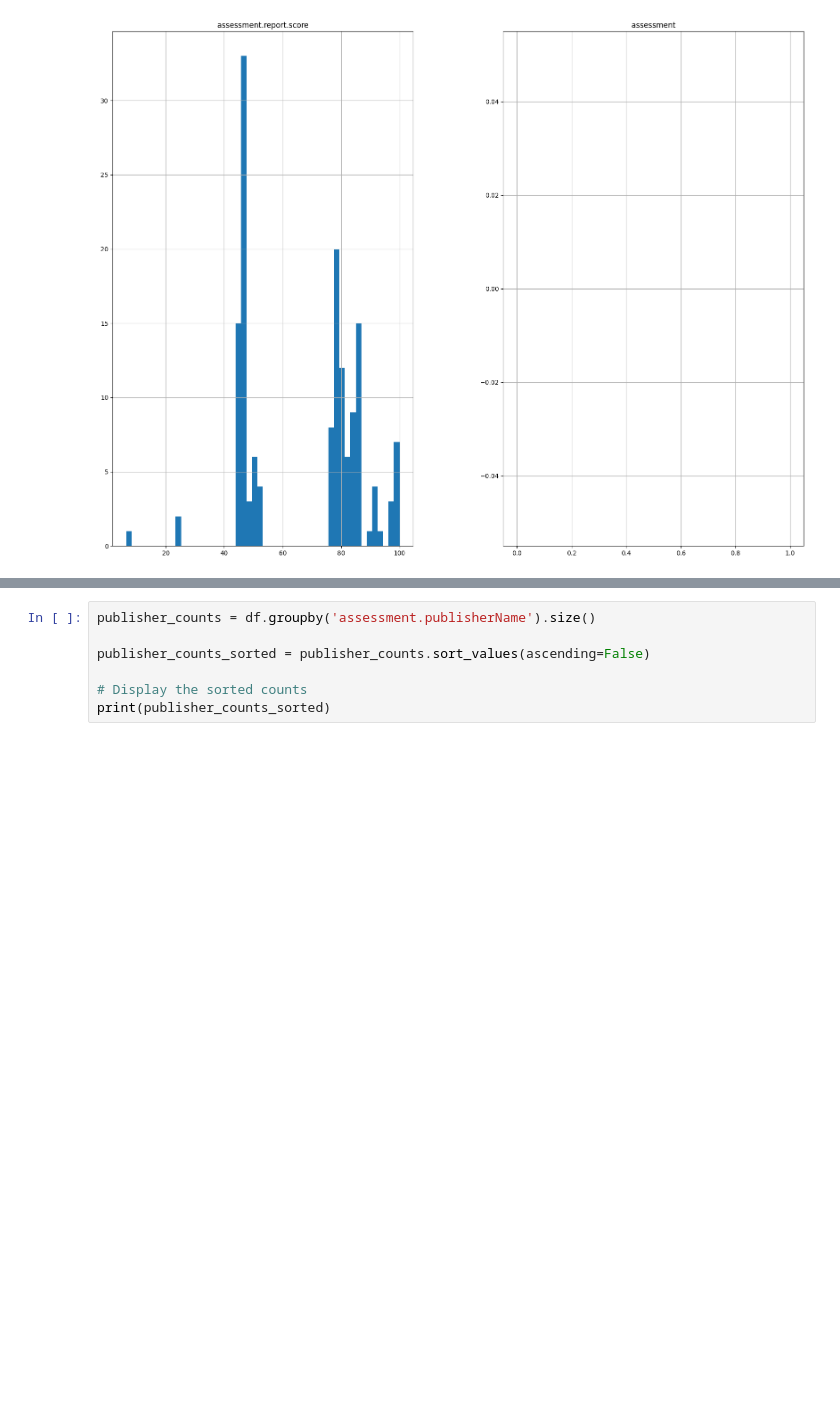
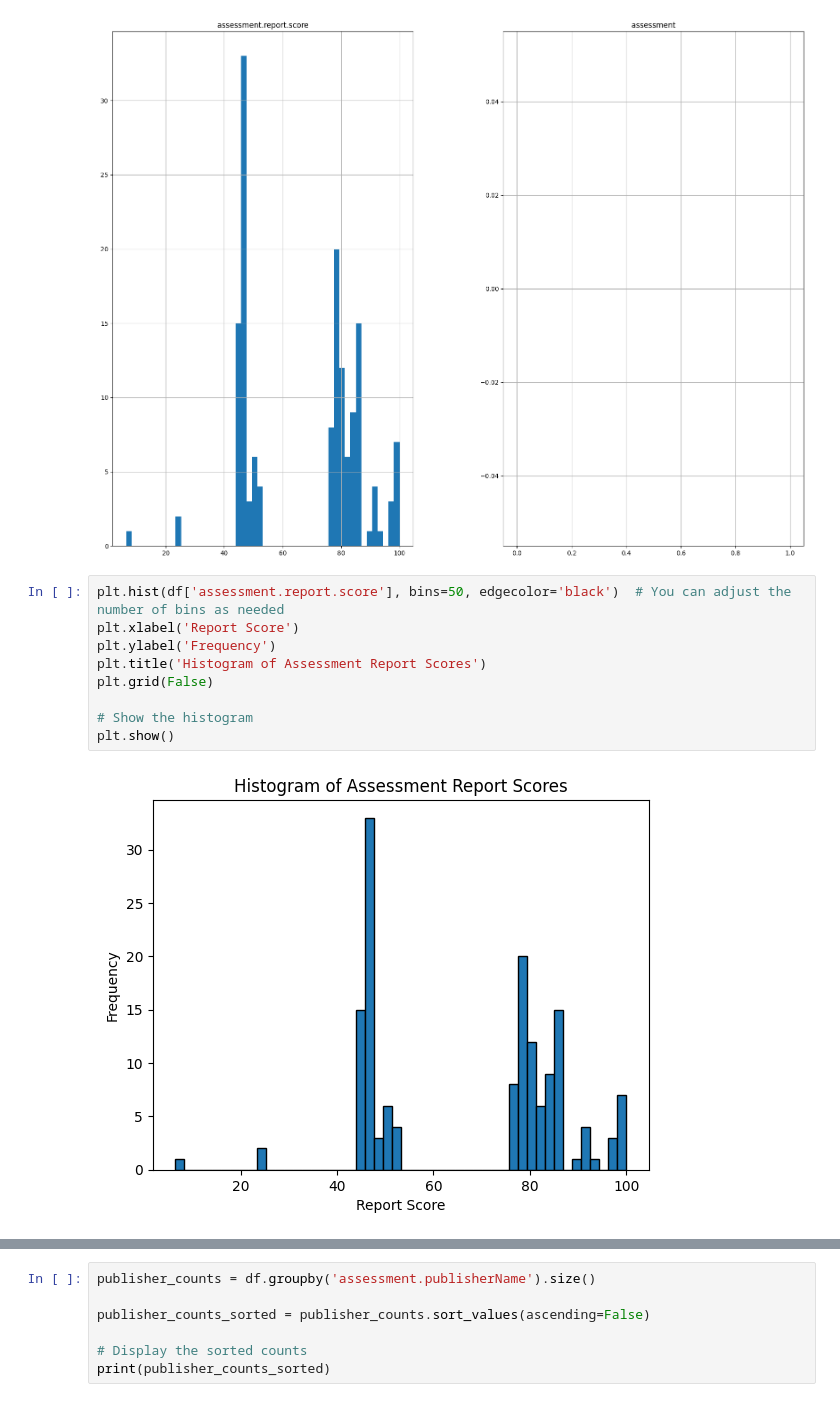
Before and after one commit to zslari/NowSecure-Risky-Apps-Analysis, a Jupyter notebook: NowSecure Risky Apps.ipynb, the cells around one changed output, grey strips where cells are left out. Cells and saved outputs as stored; diff of their text form; blank space fills up the shorter version.

```diff
--- a/NowSecure Risky Apps.ipynb
+++ b/NowSecure Risky Apps.ipynb
@@ -127,6 +127,17 @@ df.hist(bins=50, figsize=(20, 15))
 plt.show()
 # %% [output]
 [figure]
+# %%
+plt.hist(df['assessment.report.score'], bins=50, edgecolor='black')  # You can adjust the number of bins as needed
+plt.xlabel('Report Score')
+plt.ylabel('Frequency')
+plt.title('Histogram of Assessment Report Scores')
+plt.grid(False)
+
+# Show the histogram
+plt.show()
+# %% [output]
+[figure, added]
 # %%
 # Group by 'assessment.platformType' and count the number of apps
 platform_counts = df['assessment.platformType'].value_counts()
```
Also changed, not shown: parts of 10 cells of this notebook.
